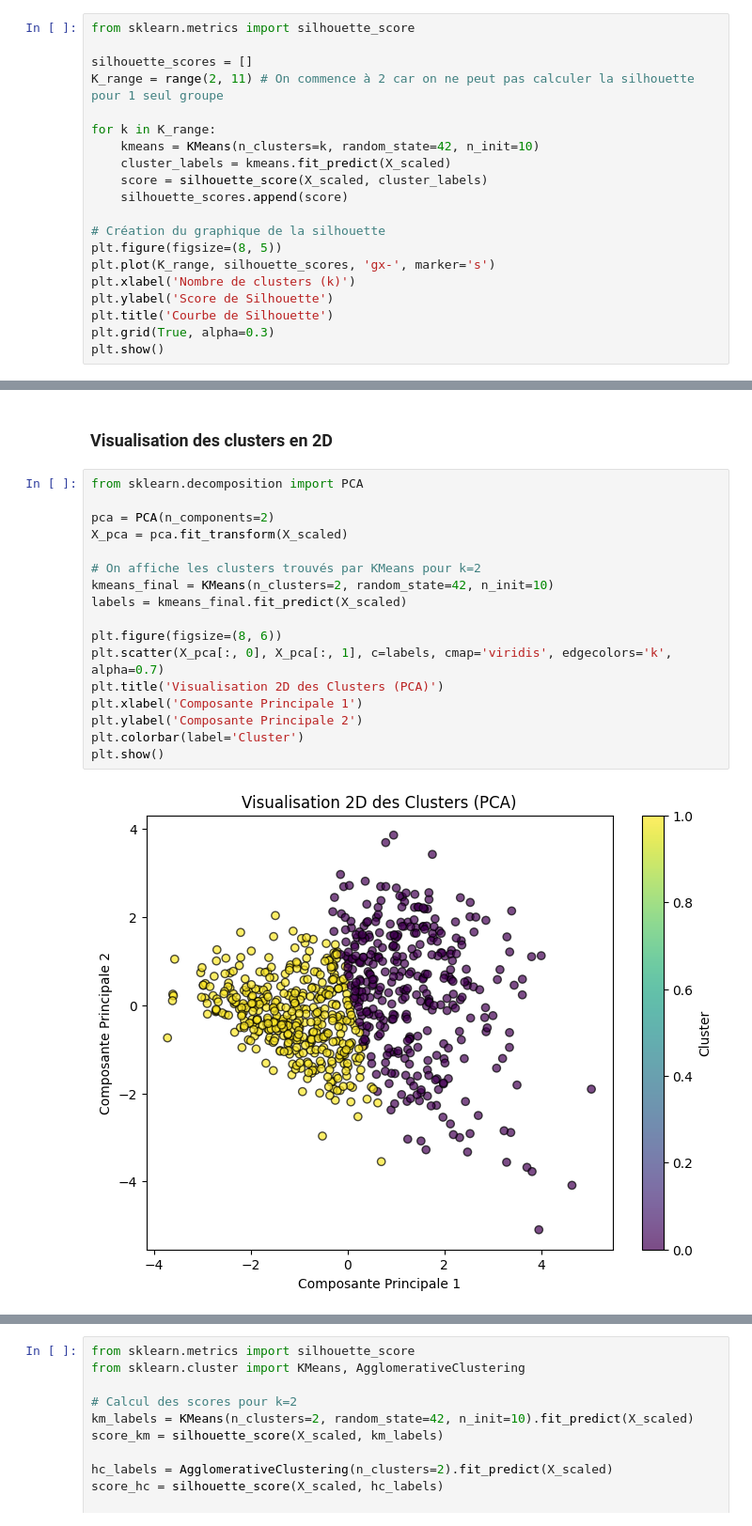
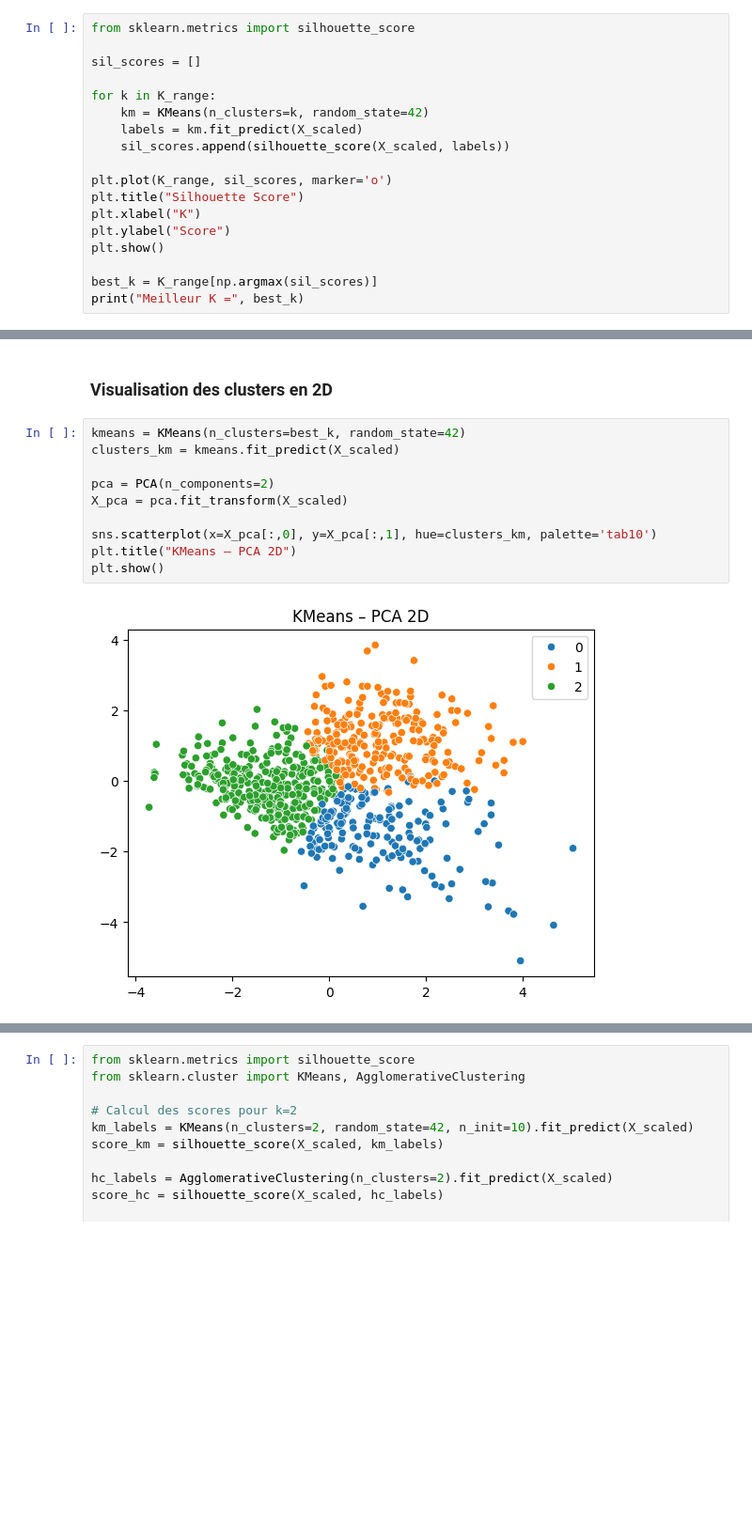
Before and after one commit to Artemasu/Analyse_de_donnees_medicales, a Jupyter notebook: traitement.ipynb, the cells around one changed output, grey strips where cells are left out. Shown at 94% size. Drawn from its saved outputs; the diff is of its cells as text; blank space fills up the shorter version.

```diff
--- a/traitement.ipynb
+++ b/traitement.ipynb
@@ -387,21 +406,19 @@ plt.show()
 # %%
 from sklearn.metrics import silhouette_score
 
-silhouette_scores = []
-K_range = range(2, 11) # On commence à 2 car on ne peut pas calculer la silhouette pour 1 seul groupe
+sil_scores = []
 
 for k in K_range:
-    kmeans = KMeans(n_clusters=k, random_state=42, n_init=10)
-    cluster_labels = kmeans.fit_predict(X_scaled)
-    score = silhouette_score(X_scaled, cluster_labels)
-    silhouette_scores.append(score)
+    km = KMeans(n_clusters=k, random_state=42)
+    labels = km.fit_predict(X_scaled)
+    sil_scores.append(silhouette_score(X_scaled, labels))
 
-# Création du graphique de la silhouette
-plt.figure(figsize=(8, 5))
-plt.plot(K_range, silhouette_scores, 'gx-', marker='s')
-plt.xlabel('Nombre de clusters (k)')
-plt.ylabel('Score de Silhouette')
-plt.title('Courbe de Silhouette')
-plt.grid(True, alpha=0.3)
+plt.plot(K_range, sil_scores, marker='o')
+plt.title("Silhouette Score")
+plt.xlabel("K")
+plt.ylabel("Score")
 plt.show()
+
+best_k = K_range[np.argmax(sil_scores)]
+print("Meilleur K =", best_k)
 # %% [output]
@@ -421,21 +439,14 @@ plt.show()
 # %% [markdown]
 ### Visualisation des clusters en 2D
 # %%
-from sklearn.decomposition import PCA
+kmeans = KMeans(n_clusters=best_k, random_state=42)
+clusters_km = kmeans.fit_predict(X_scaled)
 
 pca = PCA(n_components=2)
 X_pca = pca.fit_transform(X_scaled)
 
-# On affiche les clusters trouvés par KMeans pour k=2
-kmeans_final = KMeans(n_clusters=2, random_state=42, n_init=10)
-labels = kmeans_final.fit_predict(X_scaled)
-
-plt.figure(figsize=(8, 6))
-plt.scatter(X_pca[:, 0], X_pca[:, 1], c=labels, cmap='viridis', edgecolors='k', alpha=0.7)
-plt.title('Visualisation 2D des Clusters (PCA)')
-plt.xlabel('Composante Principale 1')
-plt.ylabel('Composante Principale 2')
-plt.colorbar(label='Cluster')
+sns.scatterplot(x=X_pca[:,0], y=X_pca[:,1], hue=clusters_km, palette='tab10')
+plt.title("KMeans – PCA 2D")
 plt.show()
 # %% [output]
-[figure, old version]
+[figure, new version]
```
Also changed, not shown: parts of 10 cells of this notebook.
